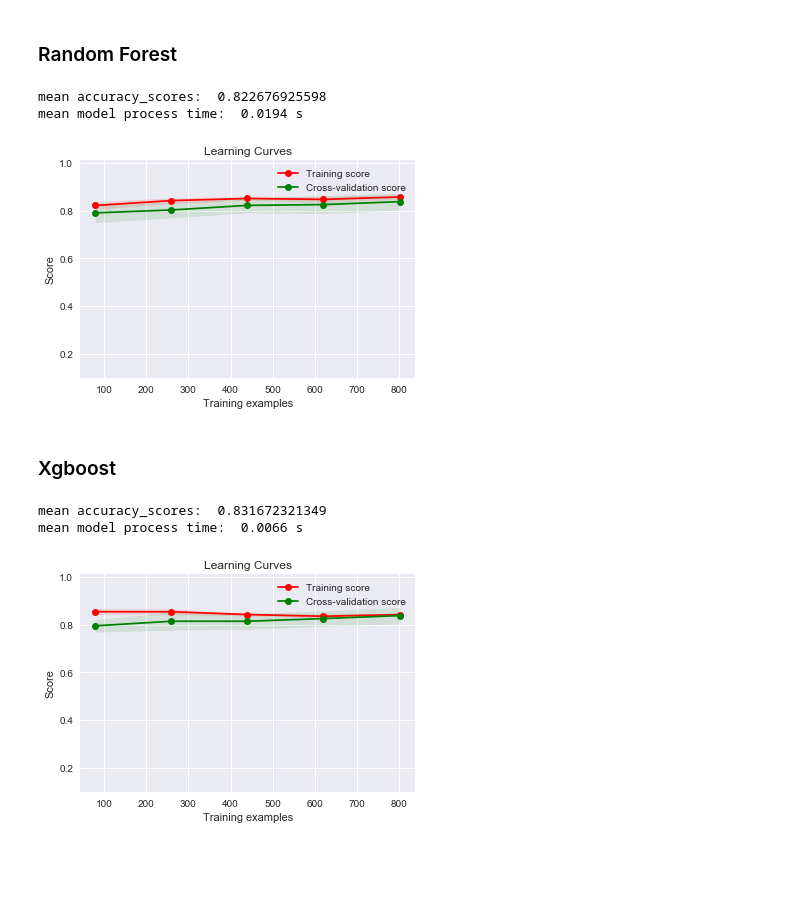
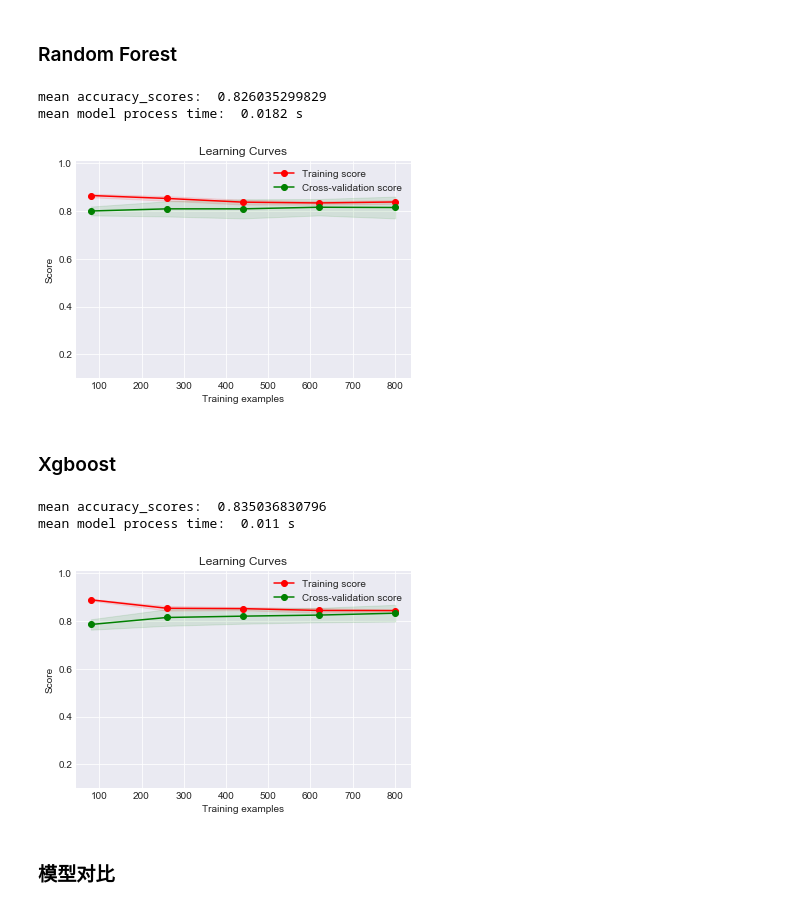
Before and after one commit to hidejxz/hidejxz, a Jupyter notebook: docs/source/case/titanic.ipynb, the cells around one changed output. Cells and saved outputs as stored; diff of their text form; code cells hidden in the pictures; blank space fills up the shorter version.

```diff
--- a/docs/source/case/titanic.ipynb
+++ b/docs/source/case/titanic.ipynb
@@ -350,7 +349,8 @@ def kfold_plot(train, ytrain, model):
         X_train, X_test = train.iloc[train_index], train.iloc[test_index]
         y_train, y_test = ytrain.iloc[train_index], ytrain.iloc[test_index]
         begin_t = time.time()
-        predictions,model_o = model(X_train, X_test, y_train)
+        model.fit(X_train, y_train)
+        predictions = model.predict(X_test)
         end_t = time.time()
         exe_time.append(round(end_t-begin_t, 3))
 
@@ -360,7 +360,7 @@ def kfold_plot(train, ytrain, model):
 
     print ('mean accuracy_scores: ', np.mean(accuracy_scores))
     print ('mean model process time: ', np.mean(exe_time), 's')
-    plot_learning_curve(model_o, "Learning Curves",train, ytrain, ylim=(0.1, 1.01), n_jobs=1,cv=10)
+    plot_learning_curve(model, "Learning Curves",train, ytrain, ylim=(0.1, 1.01), n_jobs=1,cv=10)
     plt.show()
     return np.mean(accuracy_scores),np.mean(exe_time)
 # %%
@@ -412,29 +400,21 @@ mean model process time:  0.0166 s
 ### Random Forest
 # %%
 from sklearn.ensemble import RandomForestClassifier
-def rf_model(X_train, X_test, y_train):
-    model = RandomForestClassifier(max_depth = 8,min_samples_leaf = 5,min_samples_split = 5)
-    model.fit(X_train, y_train)
-    predictions = model.predict(X_test)
-    return predictions,model
+rf_model = RandomForestClassifier(max_depth = 4,random_state=42)
 mean_accuracy['rf'],mean_time['rf'] = kfold_plot(x_train, y_train, rf_model)
 # %% [output]
-mean accuracy_scores:  0.822676925598
-mean model process time:  0.0194 s
+mean accuracy_scores:  0.826035299829
+mean model process time:  0.0182 s
-[figure, old version]
+[figure, new version]
 # %% [markdown]
 ### Xgboost
 # %%
 from xgboost.sklearn import XGBClassifier
-def xgb_model(X_train, X_test, y_train):
-    model = XGBClassifier(learning_rate =0.1, n_estimators=10, max_depth=3,\
+xgb_model = XGBClassifier(learning_rate =0.1, n_estimators=20, max_depth=3,\
         min_child_weight=1, gamma=0,subsample=0.9,colsample_bytree=0.9,\
         objective= 'binary:logistic',scale_pos_weight=1, seed=27)
-    model.fit(X_train, y_train)
-    predictions = model.predict(X_test)
-    return predictions,model
 mean_accuracy['xgb'],mean_time['xgb'] = kfold_plot(x_train, y_train, xgb_model)
 # %% [output]
-mean accuracy_scores:  0.831672321349
-mean model process time:  0.0066 s
+mean accuracy_scores:  0.835036830796
+mean model process time:  0.011 s
-[figure, old version]
+[figure, new version]
@@ -446,0 +421,2 @@ y = model.predict(x_test)
+# %% [markdown]
+### 模型对比
```
Also changed, not shown: parts of 25 cells of this notebook, 31 other files.
